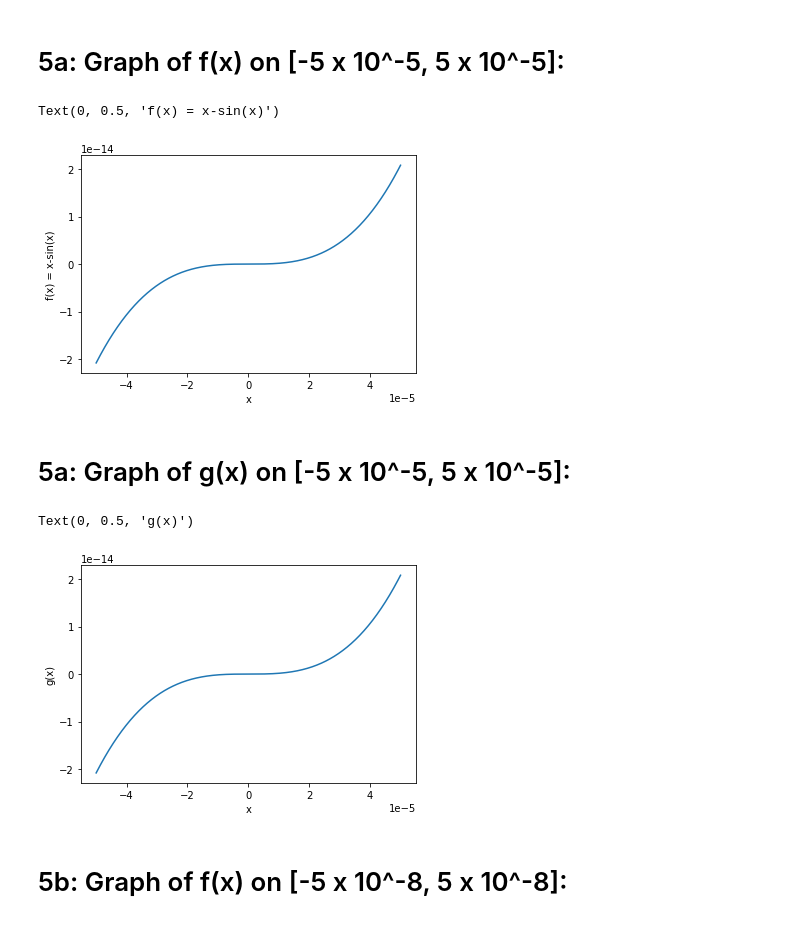
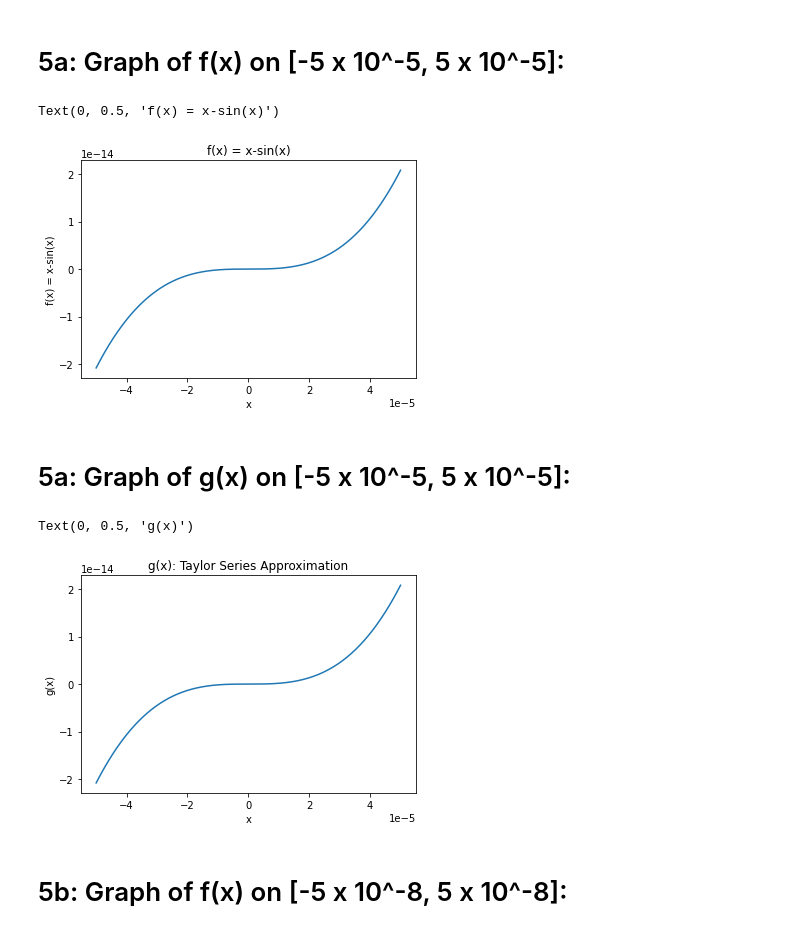
Before and after one commit to mnocerino23/Numerical-Analysis, a Jupyter notebook: CSCI166_HW2.ipynb, the cells around one changed output. Saved outputs shown, nothing was run; the diff lists cells and outputs as text; code cells hidden in the pictures.

```diff
--- a/CSCI166_HW2.ipynb
+++ b/CSCI166_HW2.ipynb
@@ -13,29 +13,29 @@ import matplotlib.pyplot as plt
 # %%
 #set the x range from 0-pi (given by numpy pi) and use a step size of 0.001
 x = np.arange(-5e-5,5e-5,1e-7)
-#f(x) = numpy's sin(x)
 y = x - (np.sin(x))
 
+plt.title('f(x) = x-sin(x)')
 plt.plot(x,y)
 plt.xlabel('x')
 plt.ylabel('f(x) = x-sin(x)')
 # %% [output]
 Text(0, 0.5, 'f(x) = x-sin(x)')
-[figure, old version]
+[figure, new version]
 # %% [markdown]
 # 5a: Graph of g(x) on [-5 x 10^-5, 5 x 10^-5]:
 # %%
 import math as m
 
 x = np.arange(-5e-5,5e-5,1e-7)
-#f(x) = numpy's sin(x)
 y = ((x**3)/(m.factorial(3))) - (x**5)/(m.factorial(5))
 
+plt.title('g(x): Taylor Series Approximation')
 plt.plot(x,y)
 plt.xlabel('x')
 plt.ylabel('g(x)')
 # %% [output]
 Text(0, 0.5, 'g(x)')
-[figure, old version]
+[figure, new version]
 # %% [markdown]
 # 5b: Graph of f(x) on [-5 x 10^-8, 5 x 10^-8]:
```
Also changed, not shown: parts of 4 cells of this notebook.
